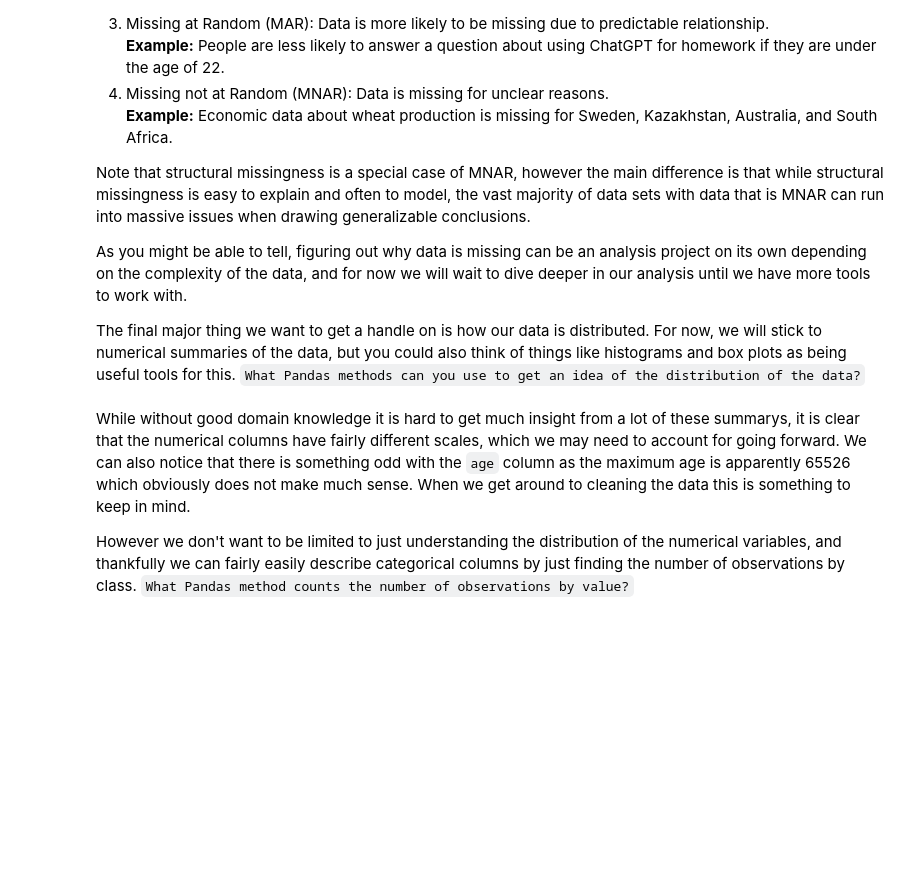
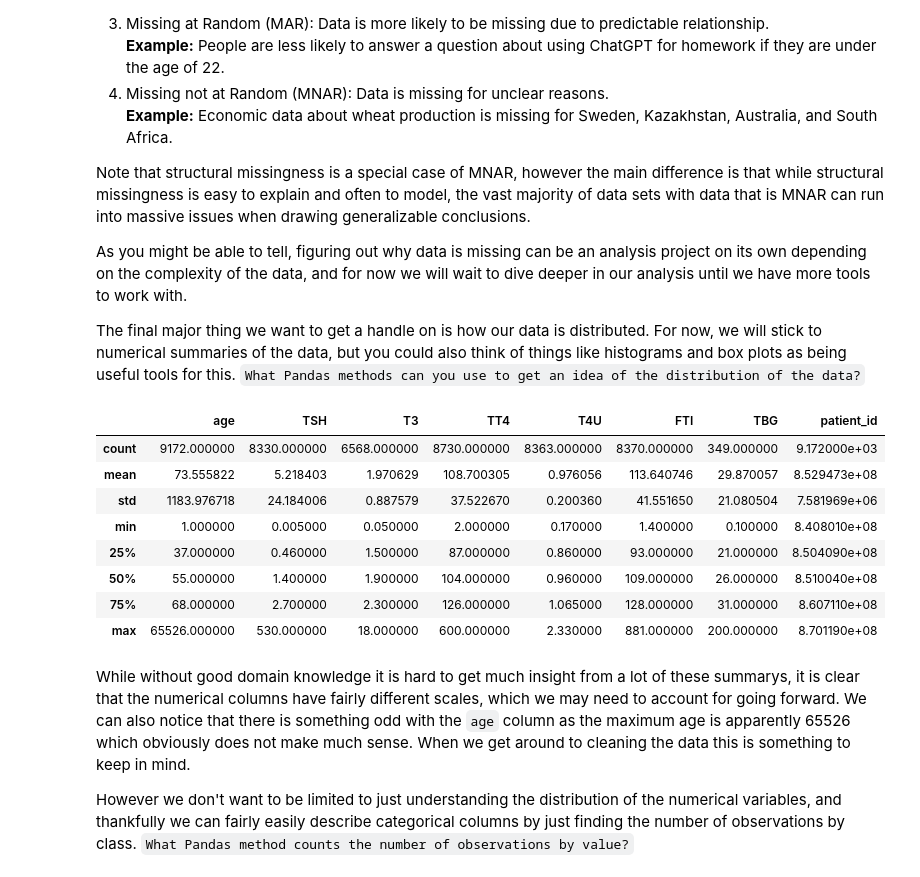
Before and after one commit to benwillallen/Rice-DEEP2024-Thyroid3, a Jupyter notebook: Chad_D_Intro_Notebook.ipynb, the cells around one changed output. Saved outputs shown, nothing was run; the diff lists cells and outputs as text; code cells hidden in the pictures; blank space fills up the shorter version.

```diff
--- a/Chad_D_Intro_Notebook.ipynb
+++ b/Chad_D_Intro_Notebook.ipynb
@@ -76,6 +189,19 @@ As you might be able to tell, figuring out why data is missing can be an analysi
 The final major thing we want to get a handle on is how our data is distributed. For now, we will stick to numerical summaries of the data, but you could also think of things like histograms and box plots as being useful tools for this. `What Pandas methods can you use to get an idea of the distribution of the data?`
 # %%
 # CODE HERE: Get a numerical summary of each numerical variable in the `thyroid_dat` data frame
+thyroid_dat.describe()
+
+# thyroid_dat.sort_values(by=["age"], ascending=True) # ages have wierd values?? (65526)
+# %% [output]
+|  | age | TSH | T3 | TT4 | T4U | FTI | TBG | patient_id |
+| count | 9172.000000 | 8330.000000 | 6568.000000 | 8730.000000 | 8363.000000 | 8370.000000 | 349.000000 | 9.172000e+03 |
+| mean | 73.555822 | 5.218403 | 1.970629 | 108.700305 | 0.976056 | 113.640746 | 29.870057 | 8.529473e+08 |
+| std | 1183.976718 | 24.184006 | 0.887579 | 37.522670 | 0.200360 | 41.551650 | 21.080504 | 7.581969e+06 |
+| min | 1.000000 | 0.005000 | 0.050000 | 2.000000 | 0.170000 | 1.400000 | 0.100000 | 8.408010e+08 |
+| 25% | 37.000000 | 0.460000 | 1.500000 | 87.000000 | 0.860000 | 93.000000 | 21.000000 | 8.504090e+08 |
+| 50% | 55.000000 | 1.400000 | 1.900000 | 104.000000 | 0.960000 | 109.000000 | 26.000000 | 8.510040e+08 |
+| 75% | 68.000000 | 2.700000 | 2.300000 | 126.000000 | 1.065000 | 128.000000 | 31.000000 | 8.607110e+08 |
+| max | 65526.000000 | 530.000000 | 18.000000 | 600.000000 | 2.330000 | 881.000000 | 200.000000 | 8.701190e+08 |
 # %% [markdown]
 While without good domain knowledge it is hard to get much insight from a lot of these summarys, it is clear that the numerical columns have fairly different scales, which we may need to account for going forward. We can also notice that there is something odd with the `age` column as the maximum age is apparently 65526 which obviously does not make much sense. When we get around to cleaning the data this is something to keep in mind.
 
```
Also changed, not shown: parts of 22 cells of this notebook.
